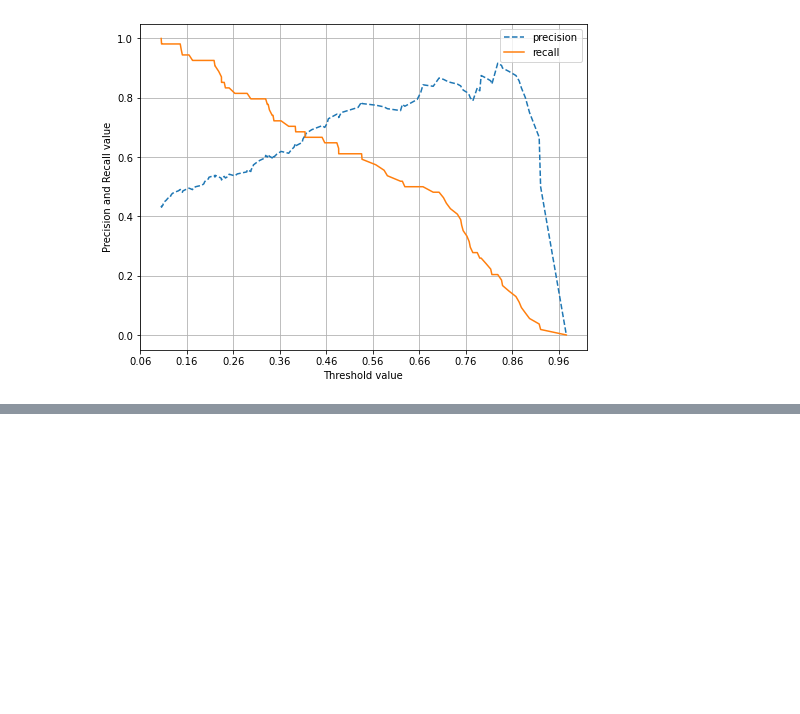
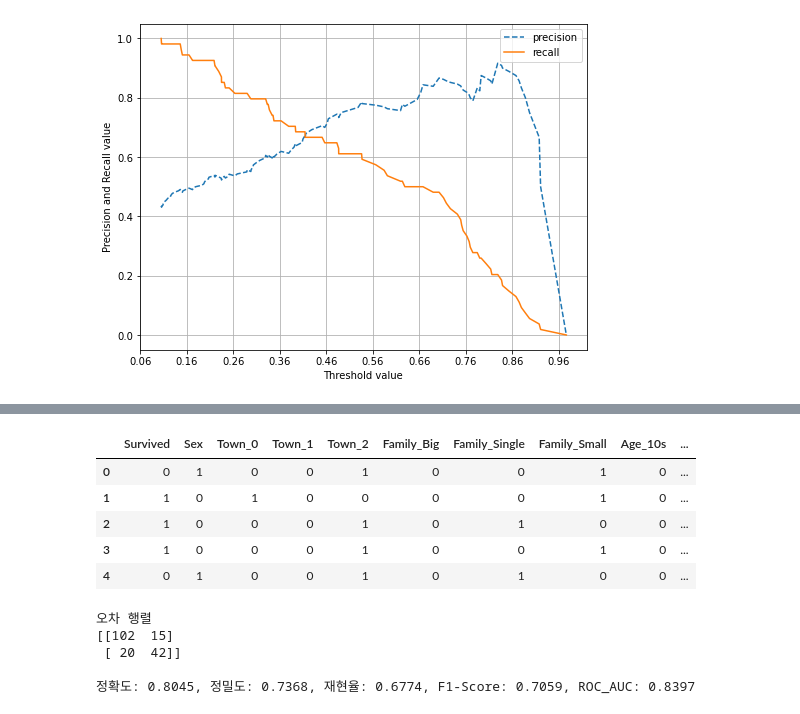
Before and after one commit to Toddbear20/Toddbear20, a Jupyter notebook: m7_모델성능 평가/분류 모델 평가.ipynb, the cells around one changed output, grey strips where cells are left out. Drawn from its saved outputs; the diff is of its cells as text; code cells hidden in the pictures; blank space fills up the shorter version.

```diff
--- a/m7_모델성능 평가/분류 모델 평가.ipynb
+++ b/m7_모델성능 평가/분류 모델 평가.ipynb
@@ -658,0 +951,49 @@ precision_recall_curve_plot(y_test, pred_proba_c3)
+# %%
+import pandas as pd
+tdf = pd.read_pickle('tdf1.pkl')
+tdf.head()
+# %% [output]
+|  | Survived | Sex | Town_0 | Town_1 | Town_2 | Family_Big | Family_Single | Family_Small | Age_10s | ... |
+| 0 | 0 | 1 | 0 | 0 | 1 | 0 | 0 | 1 | 0 | ... |
+| 1 | 1 | 0 | 1 | 0 | 0 | 0 | 0 | 1 | 0 | ... |
+| 2 | 1 | 0 | 0 | 0 | 1 | 0 | 1 | 0 | 0 | ... |
+| 3 | 1 | 0 | 0 | 0 | 1 | 0 | 0 | 1 | 0 | ... |
+| 4 | 0 | 1 | 0 | 0 | 1 | 0 | 1 | 0 | 0 | ... |
+# %%
+import numpy as np
+import pandas as pd
+import seaborn as sns
+from sklearn.ensemble import RandomForestClassifier
+from sklearn.model_selection import train_test_split, cross_val_score, GridSearchCV, StratifiedKFold,KFold
+from sklearn.metrics import accuracy_score, recall_score, precision_score, f1_score, roc_auc_score, confusion_matrix
+import warnings
+warnings.filterwarnings('ignore')
+
+y_data = tdf['Survived']
+x_data = tdf.drop('Survived', axis=1, inplace = False)
+
+x_train, x_test, y_train, y_test = train_test_split(x_data, y_data, test_size = 0.2, random_state=112)
+
+rfc = RandomForestClassifier(random_state=1)
+rfc.fit(x_train, y_train)
+pred = rfc.predict(x_test)
+pred_prdba = rfc.predict_proba(x_test)[:,1]
+
+def get_clf_eval_roc(y_test , pred, pred_prob):
+    confusion = confusion_matrix( y_test, pred)
+    accuracy = accuracy_score(y_test , pred)
+    precision = precision_score(y_test , pred)
+    recall = recall_score(y_test , pred)
+    f1 = f1_score(y_test, pred)
+    roc_auc = roc_auc_score(y_test, pred_prob)
+    print('오차 행렬')
+    print(confusion, '\n')
+    print('정확도: {0:.4f}, 정밀도: {1:.4f}, 재현율: {2:.4f}, F1-Score: {3:.4f}, ROC_AUC: {4:.4f}'.format(accuracy , precision ,recall, f1, roc_auc))
+
+get_clf_eval_roc(y_test, pred, pred_prdba)
+# %% [output]
+오차 행렬
+[[102  15]
+ [ 20  42]]
+
+정확도: 0.8045, 정밀도: 0.7368, 재현율: 0.6774, F1-Score: 0.7059, ROC_AUC: 0.8397
```
Also changed, not shown: parts of 32 cells of this notebook, 3 other files.
